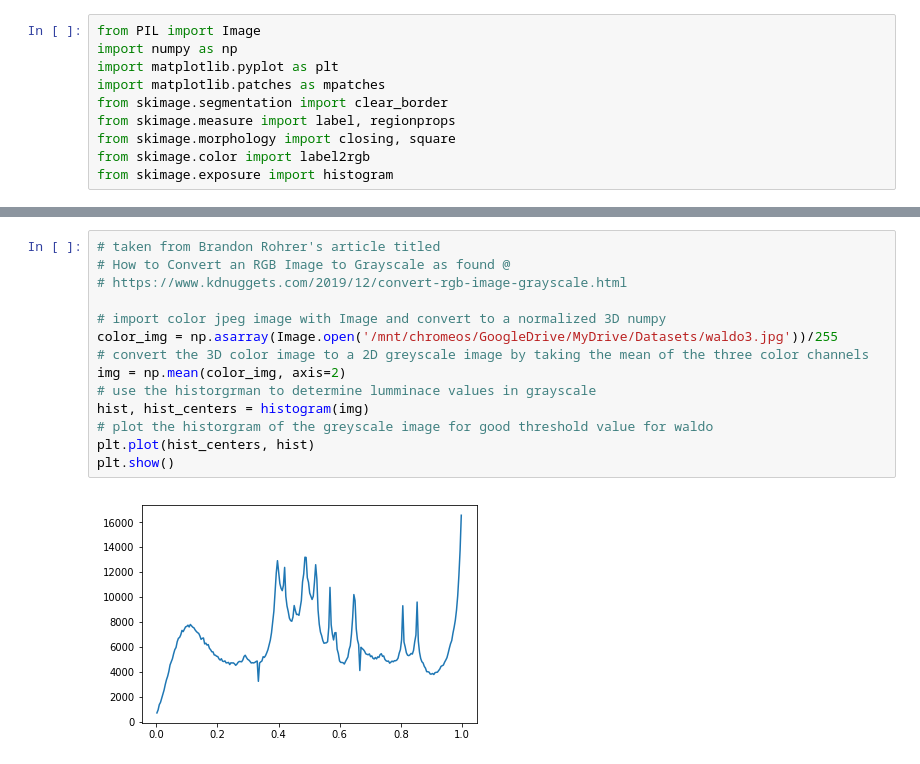
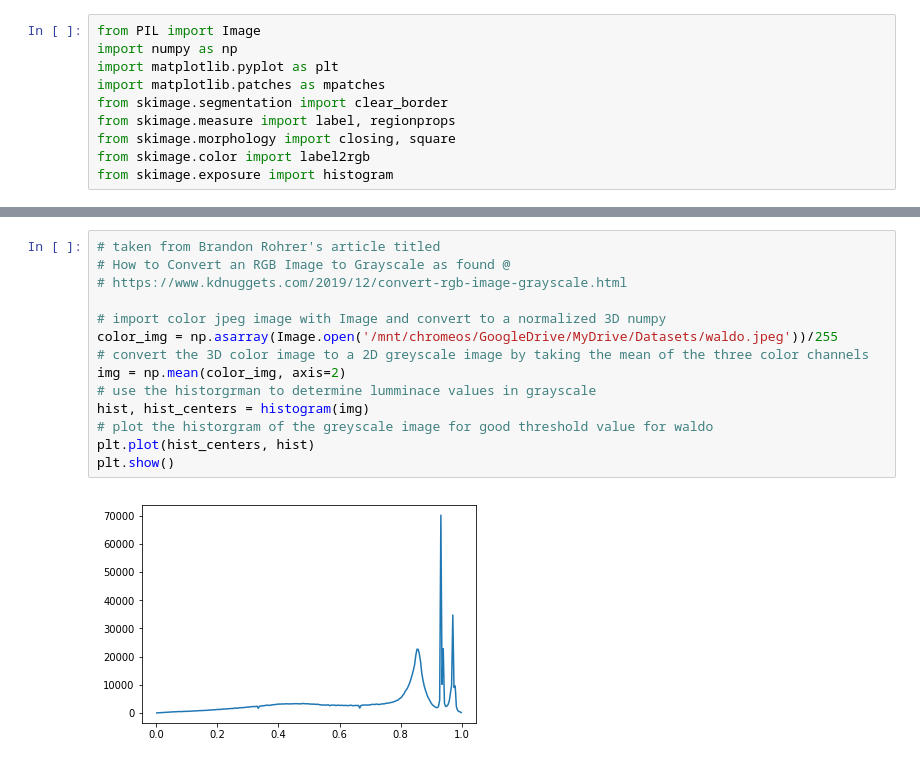
Before and after one commit to aCStandke/AutoImageLabeling, a Jupyter notebook: Finding Waldo using Segmentation and Labeling.ipynb, the cells around one changed output, grey strips where cells are left out. Cells and saved outputs as stored; diff of their text form.

```diff
--- a/Finding Waldo using Segmentation and Labeling.ipynb
+++ b/Finding Waldo using Segmentation and Labeling.ipynb
@@ -23,19 +23,19 @@ plt.tight_layout()
 # %%
 # taken from Brandon Rohrer's article titled
 # How to Convert an RGB Image to Grayscale as found @
 # https://www.kdnuggets.com/2019/12/convert-rgb-image-grayscale.html
 
 # import color jpeg image with Image and convert to a normalized 3D numpy
-color_img = np.asarray(Image.open('/mnt/chromeos/GoogleDrive/MyDrive/Datasets/waldo3.jpg'))/255
+color_img = np.asarray(Image.open('/mnt/chromeos/GoogleDrive/MyDrive/Datasets/waldo.jpeg'))/255
 # convert the 3D color image to a 2D greyscale image by taking the mean of the three color channels
 img = np.mean(color_img, axis=2)
 # use the historgrman to determine lumminace values in grayscale
 hist, hist_centers = histogram(img)
 # plot the historgram of the greyscale image for good threshold value for waldo
 plt.plot(hist_centers, hist)
 plt.show()
 # %% [output]
-[figure, old version]
+[figure, new version]
 # %%
 # taken from label and segmentation tutorial found @
 # https://scikit-image.org/docs/dev/auto_examples/segmentation/
```
Also changed, not shown: parts of 2 cells of this notebook, 2 other files.
